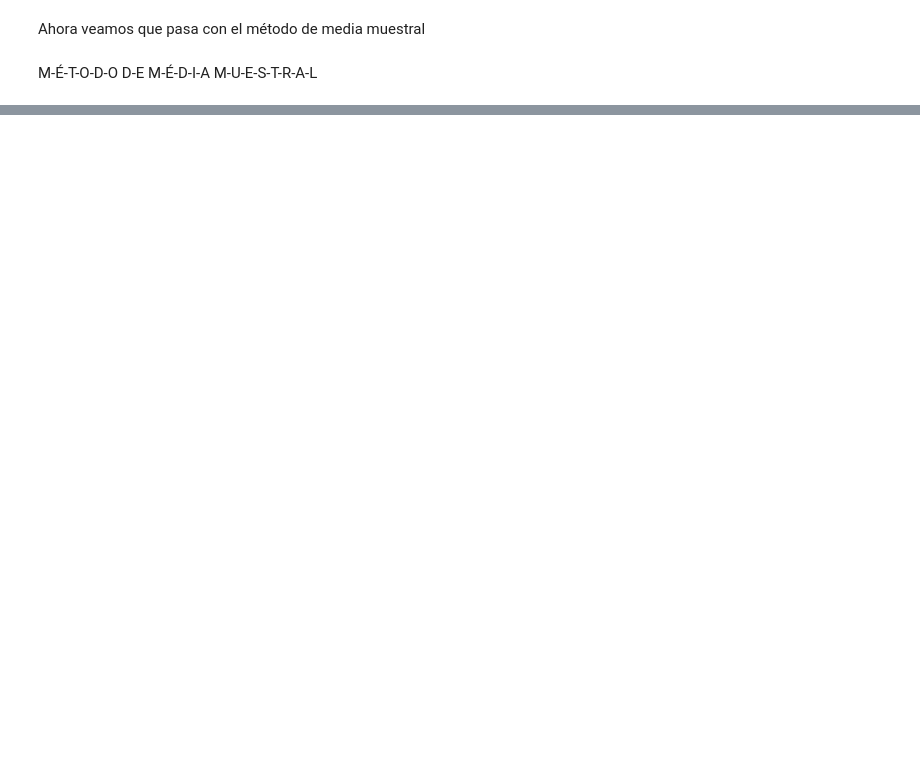
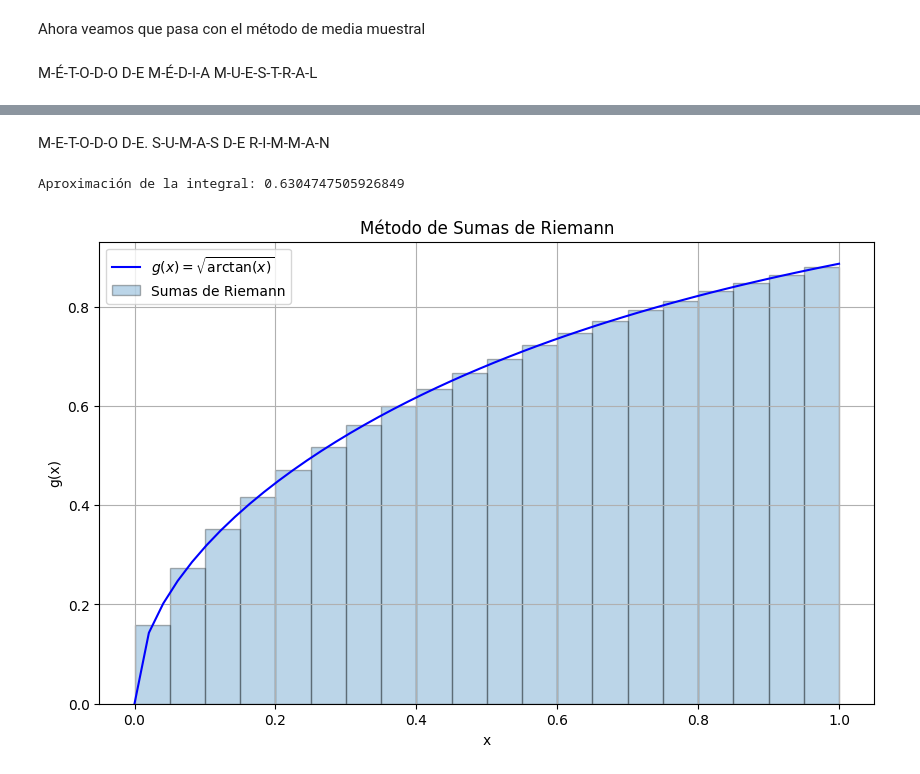
Before and after one commit to MaricelaMH/Simulacion-1, a Jupyter notebook: MC.ipynb, the cells around one changed output, grey strips where cells are left out. Saved outputs shown, nothing was run; the diff lists cells and outputs as text; code cells hidden in the pictures; blank space fills up the shorter version.

```diff
--- a/MC.ipynb
+++ b/MC.ipynb
@@ -145,0 +153,41 @@ plt.show()
+# %% [markdown]
+M-E-T-O-D-O  D-E. S-U-M-A-S  D-E  R-I-M-M-A-N
+# %%
+# Definimos una funcion para calcular la suma de Riemann
+def suma_riemann(a, b, n):
+    # Calculamos la longitud de cada subintervalo
+    delta_x = (b - a) / n
+
+    # Calculamos los puntos medios de cada subintervalo
+    puntos_medios = np.linspace(a + delta_x / 2, b - delta_x / 2, n)
+
+    # Evaluamos la función g(x) en los puntos medios
+    valores_funcion = g(puntos_medios)
+
+    # Calculamos la suma de Riemann
+    suma = np.sum(valores_funcion * delta_x)
+
+    return suma, puntos_medios, valores_funcion, delta_x
+# %%
+# Calculamos la suma de Riemann y obtenemos los puntos de evaluación
+suma, puntos_medios, valores_funcion, delta_x = suma_riemann(0, 1, 20)
+print("Aproximación de la integral:", suma)
+# %% [output]
+Aproximación de la integral: 0.6304747505926849
+# %%
+# Graficamos la función g(x)
+x = np.linspace(0, 1, 50)
+y = g(x)
+
+plt.figure(figsize=(10, 6))
+plt.plot(x, y, label=r'$g(x) = \sqrt{\arctan(x)}$', color='blue')
+plt.bar(puntos_medios, valores_funcion, width=delta_x, alpha=0.3, align='center', edgecolor='black', label='Sumas de Riemann')
+
+plt.xlabel('x')
+plt.ylabel('g(x)')
+plt.title(r'Método de Sumas de Riemann')
+plt.legend()
+plt.grid(True)
+plt.show()
+# %% [output]
+[figure, added]
```
Also changed, not shown: parts of 4 cells of this notebook.
